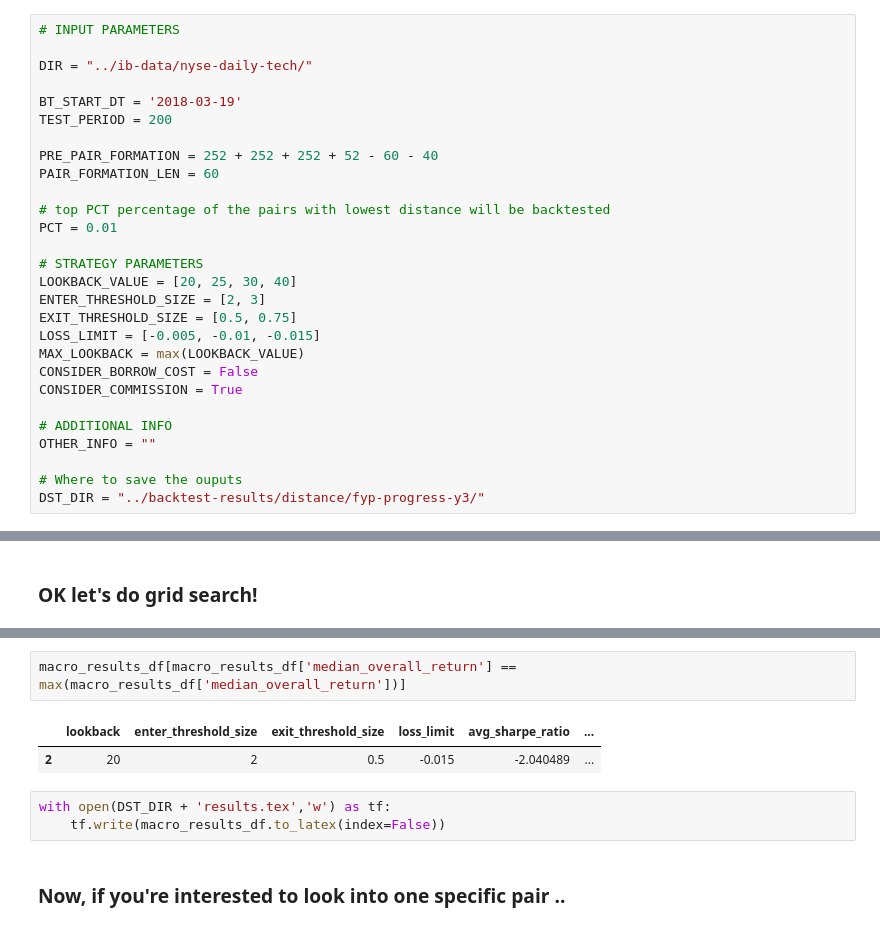
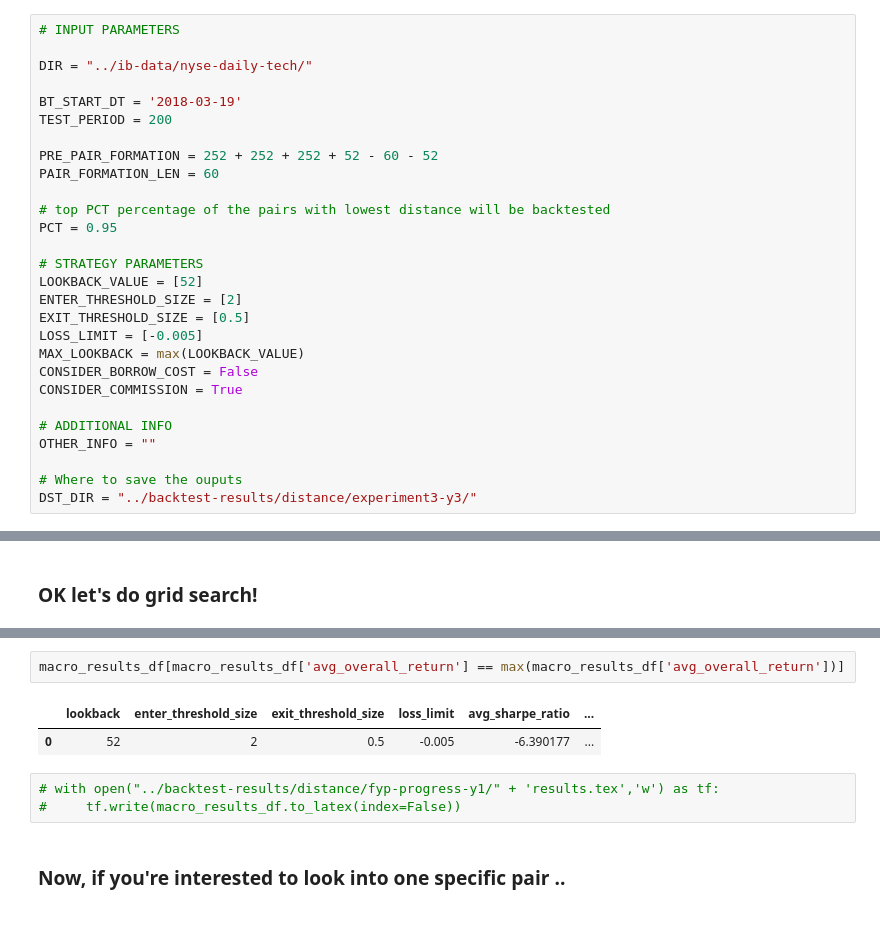
Before and after one commit to wywongbd/pairstrade-fyp-2019, a Jupyter notebook: jupyter-py/5b-Distance-Method-Grid-Search.ipynb, the cells around one changed output, grey strips where cells are left out. Saved outputs shown, nothing was run; the diff lists cells and outputs as text.

```diff
--- a/jupyter-py/5b-Distance-Method-Grid-Search.ipynb
+++ b/jupyter-py/5b-Distance-Method-Grid-Search.ipynb
@@ -28,17 +32,17 @@ DIR = "../ib-data/nyse-daily-tech/"
 BT_START_DT = '2018-03-19'
 TEST_PERIOD = 200
 
-PRE_PAIR_FORMATION = 252 + 252 + 252 + 52 - 60 - 40
+PRE_PAIR_FORMATION = 252 + 252 + 252 + 52 - 60 - 52
 PAIR_FORMATION_LEN = 60
 
 # top PCT percentage of the pairs with lowest distance will be backtested
-PCT = 0.01
+PCT = 0.95
 
 # STRATEGY PARAMETERS
-LOOKBACK_VALUE = [20, 25, 30, 40]
-ENTER_THRESHOLD_SIZE = [2, 3]
-EXIT_THRESHOLD_SIZE = [0.5, 0.75]
-LOSS_LIMIT = [-0.005, -0.01, -0.015]
+LOOKBACK_VALUE = [52]
+ENTER_THRESHOLD_SIZE = [2]
+EXIT_THRESHOLD_SIZE = [0.5]
+LOSS_LIMIT = [-0.005]
 MAX_LOOKBACK = max(LOOKBACK_VALUE)
 CONSIDER_BORROW_COST = False
 CONSIDER_COMMISSION = True
@@ -47,7 +51,7 @@ CONSIDER_COMMISSION = True
 OTHER_INFO = ""
 
 # Where to save the ouputs
-DST_DIR = "../backtest-results/distance/fyp-progress-y3/"
+DST_DIR = "../backtest-results/distance/experiment3-y3/"
 # %% [markdown]
 ### Save these configurations ...
 # %%
@@ -296,11 +282,11 @@ macro_results_df
 # %%
-macro_results_df[macro_results_df['median_overall_return'] == max(macro_results_df['median_overall_return'])]
+macro_results_df[macro_results_df['avg_overall_return'] == max(macro_results_df['avg_overall_return'])]
 # %% [output]
 |  | lookback | enter_threshold_size | exit_threshold_size | loss_limit | avg_sharpe_ratio | ... |
-| 2 | 20 | 2 | 0.5 | -0.015 | -2.040489 | ... |
+| 0 | 52 | 2 | 0.5 | -0.005 | -6.390177 | ... |
 # %%
-with open(DST_DIR + 'results.tex','w') as tf:
-    tf.write(macro_results_df.to_latex(index=False))
+# with open("../backtest-results/distance/fyp-progress-y1/" + 'results.tex','w') as tf:
+#     tf.write(macro_results_df.to_latex(index=False))
 # %% [markdown]
 ### Now, if you're interested to look into one specific pair ..
 # %%
```
Also changed, not shown: parts of 4 cells of this notebook, 4 other files.
